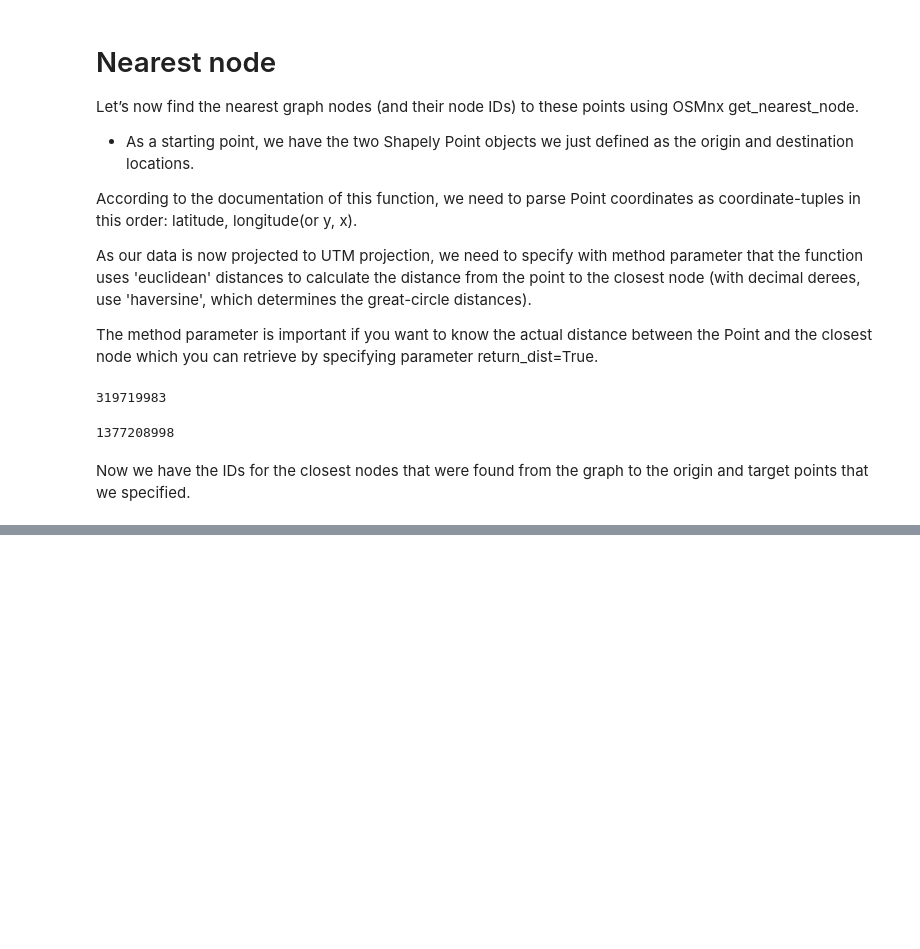
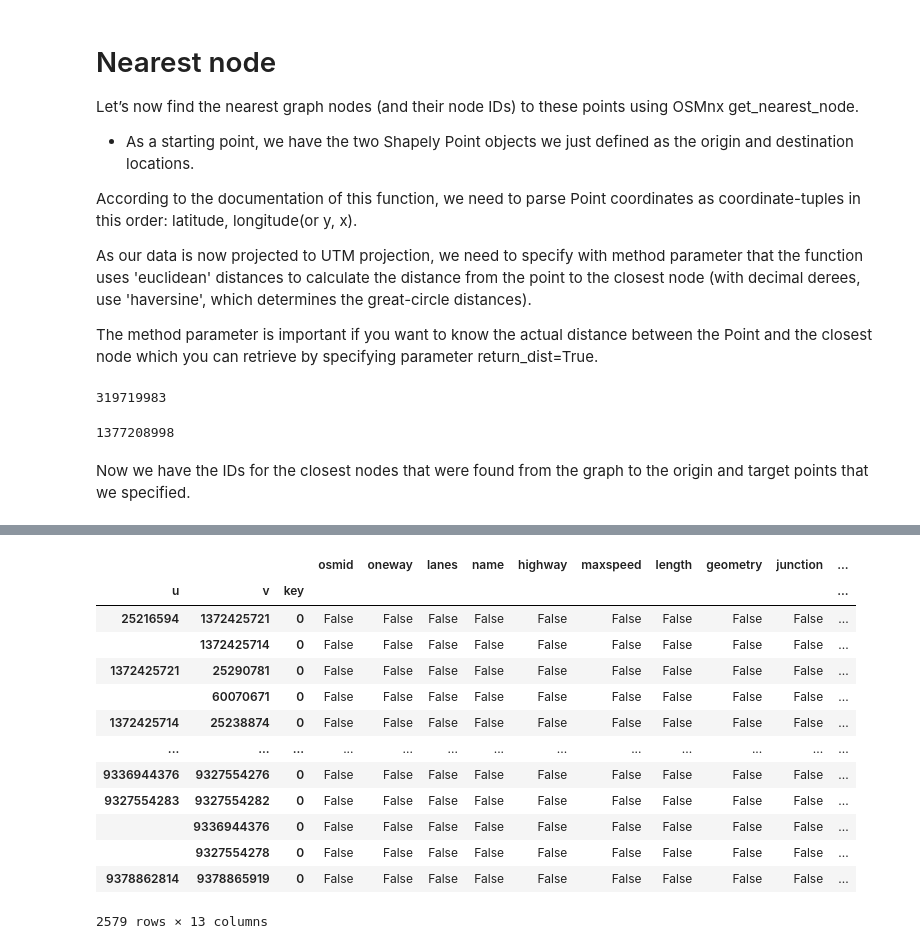
Before and after one commit to alanlyyy/AUTOGIS_COURSE, a Jupyter notebook: L6/Network_analysis.ipynb, the cells around one changed output, grey strips where cells are left out. Drawn from its saved outputs; the diff is of its cells as text; code cells hidden in the pictures; blank space fills up the shorter version.

```diff
--- a/L6/Network_analysis.ipynb
+++ b/L6/Network_analysis.ipynb
@@ -344,0 +559,24 @@ Now we have the IDs for the closest nodes that were found from the graph to the
+# %%
+#column with invalid values
+invalid_cols = ['lanes', 'maxspeed', 'name', 'oneway', 'osmid', 'highway', 'service']
+
+#convert selected columns to string format
+edges_proj[ invalid_cols ] = edges_proj[ invalid_cols ].astype(str)
+# %%
+#check for all values containing the list type
+(edges_proj.applymap(type) == list)
+# %% [output]
+|  |  |  | osmid | oneway | lanes | name | highway | maxspeed | length | geometry | junction | ... |
+| u | v | key |  |  |  |  |  |  |  |  |  | ... |
+| 25216594 | 1372425721 | 0 | False | False | False | False | False | False | False | False | False | ... |
+|  | 1372425714 | 0 | False | False | False | False | False | False | False | False | False | ... |
+| 1372425721 | 25290781 | 0 | False | False | False | False | False | False | False | False | False | ... |
+|  | 60070671 | 0 | False | False | False | False | False | False | False | False | False | ... |
+| 1372425714 | 25238874 | 0 | False | False | False | False | False | False | False | False | False | ... |
+| ... | ... | ... | ... | ... | ... | ... | ... | ... | ... | ... | ... | ... |
+| 9336944376 | 9327554276 | 0 | False | False | False | False | False | False | False | False | False | ... |
+| 9327554283 | 9327554282 | 0 | False | False | False | False | False | False | False | False | False | ... |
+|  | 9336944376 | 0 | False | False | False | False | False | False | False | False | False | ... |
+|  | 9327554278 | 0 | False | False | False | False | False | False | False | False | False | ... |
+| 9378862814 | 9378865919 | 0 | False | False | False | False | False | False | False | False | False | ... |
+2579 rows × 13 columns
```
Also changed, not shown: parts of 37 cells of this notebook, 7 other files.
